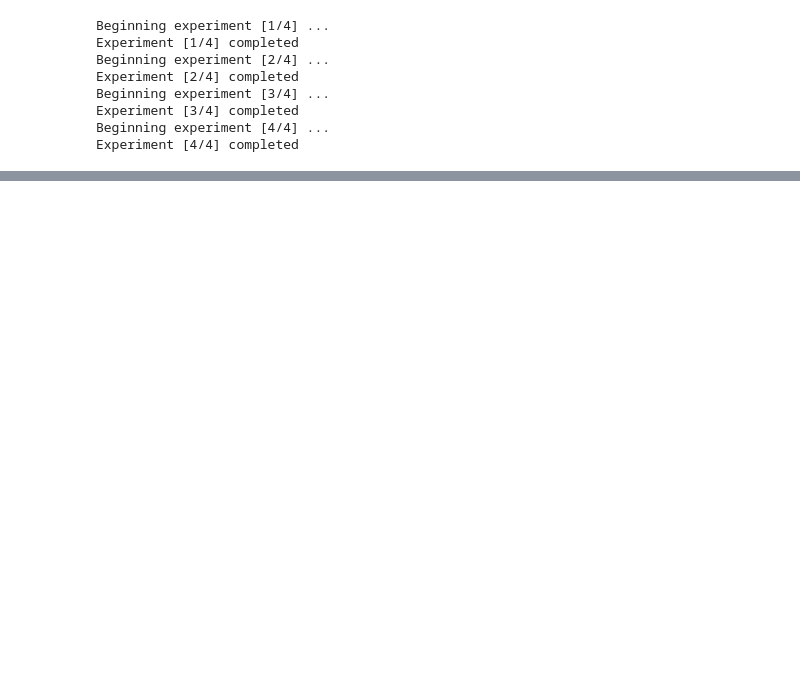
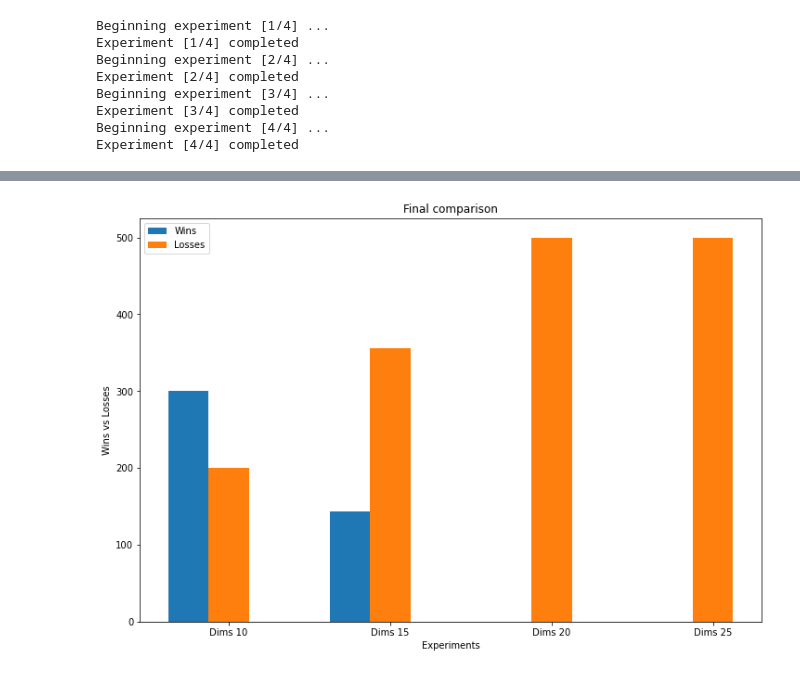
Before and after one commit to noisecape/Reinforcement-Learning_INM707, a Jupyter notebook: Task1/Report.ipynb, the cells around one changed output, grey strips where cells are left out. Cells and saved outputs as stored; diff of their text form; code cells hidden in the pictures; blank space fills up the shorter version.

```diff
--- a/Task1/Report.ipynb
+++ b/Task1/Report.ipynb
@@ -109,20 +138,22 @@ plot_image(exp_results, exp_name='HARD')
 
 # Hyperparameters
 eps_values = [.01, .1, .2, .5]
-dim=25
+dim = 20
 results = {}
 gamma = .96
-episodes = 20000
+episodes = 10000
 # in a stochastic environment we want the agent to learn little by little
 # lr = 0 -> no learning
 # lr = 1 -> learn only the most recent information
-lr = .1
+lr = .2
 
 save_path = os.path.join(os.curdir, 'saved_files/eps_comparison.pickle')
 if os.path.exists(save_path):
     # load values
     with open(save_path, 'rb') as file2load:
+        print('Loading previous values...')
         results = pickle.load(file2load)
+        print('Values Loaded')
 else:
     for idx, eps in enumerate(eps_values):
         print('Beginning experiment [{}/{}] ...'.format(idx+1, len(eps_values)))
@@ -130,7 +161,7 @@ else:
         name_exp = 'Experiment {}'.format(idx+1)
         policy = E_Greedy(eps)
         env = Environment(dimension=dim, difficulty=GameDifficulty.EASY)
-        rewards = train(episodes, env, lr=lr, gamma=gamma, policy=policy)
+        rewards, _ = train(episodes, env, lr=lr, gamma=gamma, policy=policy)
         reward_history.append(rewards)
         results[name_exp] = {'rewards': reward_history, 'eps': eps_values}
         print('Experiment [{}/{}] completed'.format(idx+1, len(eps_values)))
@@ -167,0 +299,35 @@ plot_eps(results)
+# %%
+# define plot function --> https://www.geeksforgeeks.org/bar-plot-in-matplotlib/
+def plot_chart(results):
+    # set width of bar
+    barWidth = 0.25
+    fig = plt.subplots(figsize =(12, 8))
+    names = list(results.keys())
+
+    wins = [results[names[0]]['Wins'],
+            results[names[1]]['Wins'],
+            results[names[2]]['Wins'],
+            results[names[3]]['Wins']
+           ]
+    losses = [results[names[0]]['Losses'],
+            results[names[1]]['Losses'],
+            results[names[2]]['Losses'],
+            results[names[3]]['Losses']
+           ]
+    # Set position of bar on X axis
+    br1 = np.arange(len(wins))
+    br2 = [x + barWidth for x in br1]
+
+    plt.bar(br1, wins, label='Wins', width = barWidth)
+    plt.bar(br2, losses, label='Losses', width = barWidth)
+    plt.xlabel('Experiments')
+    plt.ylabel('Wins vs Losses')
+    plt.title('Final comparison')
+    plt.xticks([r + barWidth for r in range(len(wins))],
+        ['Dims 10', 'Dims 15', 'Dims 20', 'Dims 25'])
+    plt.legend()
+    plt.show()
+# %%
+plot_chart(inference_results)
+# %% [output]
+[figure, added]
```
Also changed, not shown: parts of 9 cells of this notebook, 5 other files.
